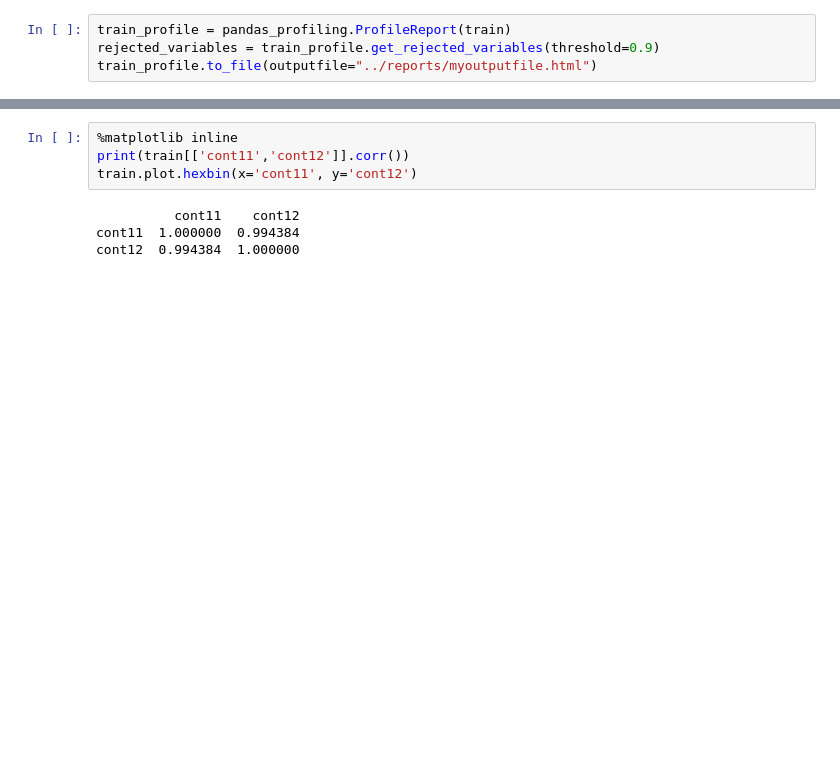
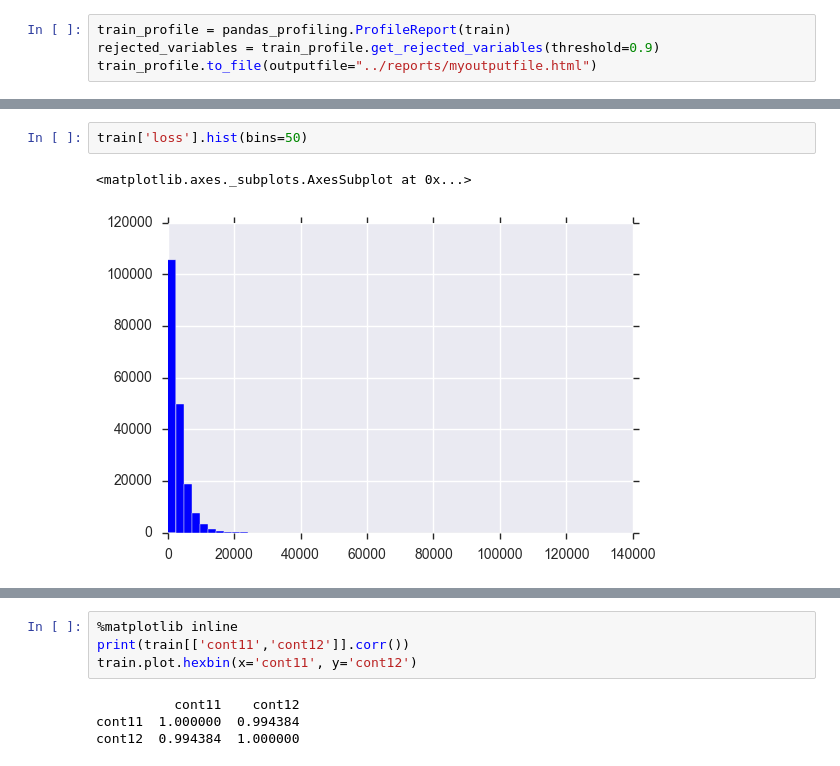
Before and after one commit to rlshuhart/Allstate_Claims_Severity, a Jupyter notebook: notebooks/1_Business_and_Data_Understanding.ipynb, the cells around one changed output, grey strips where cells are left out. Saved outputs shown, nothing was run; the diff lists cells and outputs as text; blank space fills up the shorter version.

```diff
--- a/notebooks/1_Business_and_Data_Understanding.ipynb
+++ b/notebooks/1_Business_and_Data_Understanding.ipynb
@@ -110,0 +104,5 @@ train[train['loss']<40000]['loss'].plot.hist(by=train[train['loss']<40000]['cat1
+# %%
+train['loss'].hist(bins=50)
+# %% [output]
+<matplotlib.axes._subplots.AxesSubplot at 0x...>
+[figure, added]
```
Also changed, not shown: parts of 22 cells of this notebook, 1 other file.
